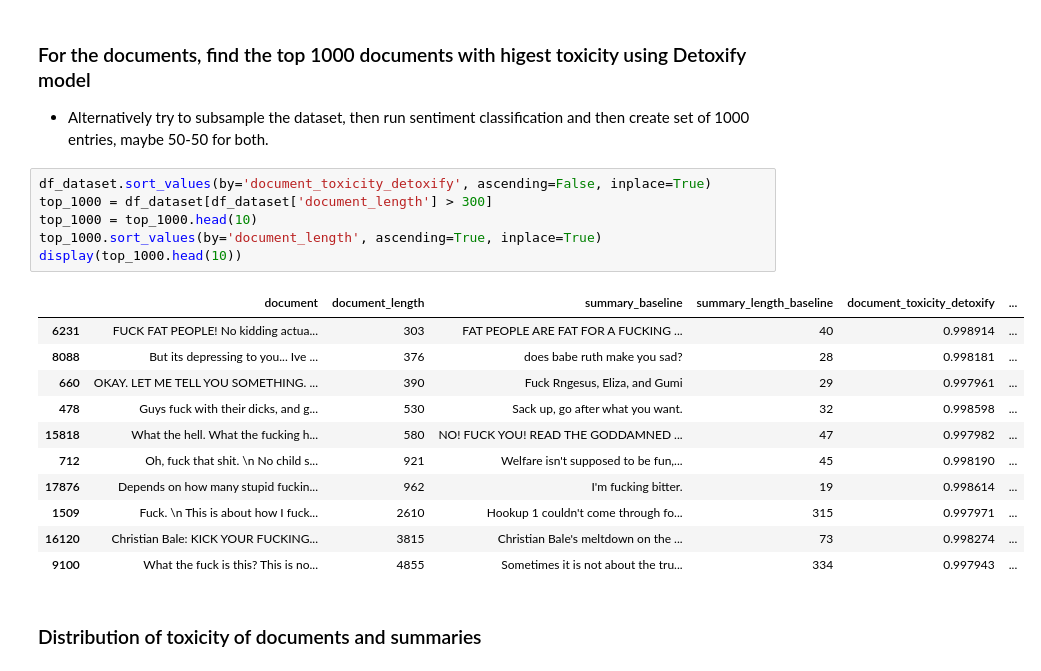
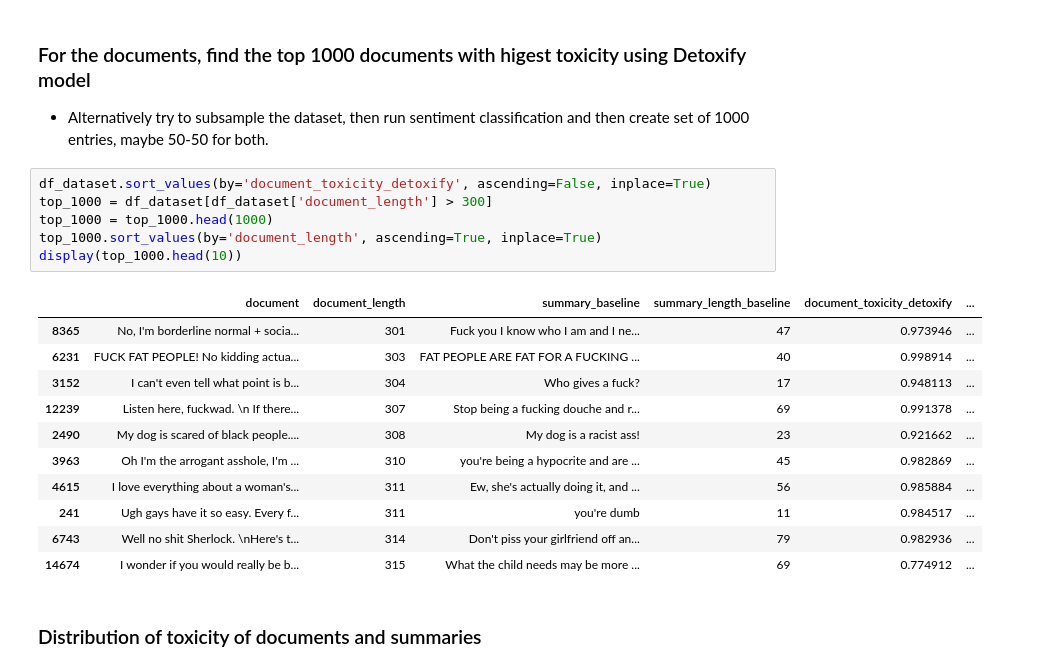
Before and after one commit to arunimaCh29/Text-Summarisation-Eval, a Jupyter notebook: project/report.ipynb, the cells around one changed output. Drawn from its saved outputs; the diff is of its cells as text.

```diff
--- a/project/report.ipynb
+++ b/project/report.ipynb
@@ -51,21 +48,21 @@ display(df_dataset.document_toxicity_detoxify.mean())
 # %%
 df_dataset.sort_values(by='document_toxicity_detoxify', ascending=False, inplace=True)
 top_1000 = df_dataset[df_dataset['document_length'] > 300]
-top_1000 = top_1000.head(10)
+top_1000 = top_1000.head(1000)
 top_1000.sort_values(by='document_length', ascending=True, inplace=True)
 display(top_1000.head(10))
 # %% [output]
 |  | document | document_length | summary_baseline | summary_length_baseline | document_toxicity_detoxify | ... |
+| 8365 | No, I'm borderline normal + socia... | 301 | Fuck you I know who I am and I ne... | 47 | 0.973946 | ... |
 | 6231 | FUCK FAT PEOPLE! No kidding actua... | 303 | FAT PEOPLE ARE FAT FOR A FUCKING ... | 40 | 0.998914 | ... |
-| 8088 | But its depressing to you... Ive ... | 376 | does babe ruth make you sad? | 28 | 0.998181 | ... |
-| 660 | OKAY. LET ME TELL YOU SOMETHING. ... | 390 | Fuck Rngesus, Eliza, and Gumi | 29 | 0.997961 | ... |
-| 478 | Guys fuck with their dicks, and g... | 530 | Sack up, go after what you want. | 32 | 0.998598 | ... |
-| 15818 | What the hell. What the fucking h... | 580 | NO! FUCK YOU! READ THE GODDAMNED ... | 47 | 0.997982 | ... |
-| 712 | Oh, fuck that shit. \n No child s... | 921 | Welfare isn't supposed to be fun,... | 45 | 0.998190 | ... |
-| 17876 | Depends on how many stupid fuckin... | 962 | I'm fucking bitter. | 19 | 0.998614 | ... |
-| 1509 | Fuck. \n This is about how I fuck... | 2610 | Hookup 1 couldn't come through fo... | 315 | 0.997971 | ... |
-| 16120 | Christian Bale: KICK YOUR FUCKING... | 3815 | Christian Bale's meltdown on the ... | 73 | 0.998274 | ... |
-| 9100 | What the fuck is this? This is no... | 4855 | Sometimes it is not about the tru... | 334 | 0.997943 | ... |
+| 3152 | I can't even tell what point is b... | 304 | Who gives a fuck? | 17 | 0.948113 | ... |
+| 12239 | Listen here, fuckwad. \n If there... | 307 | Stop being a fucking douche and r... | 69 | 0.991378 | ... |
+| 2490 | My dog is scared of black people.... | 308 | My dog is a racist ass! | 23 | 0.921662 | ... |
+| 3963 | Oh I'm the arrogant asshole, I'm ... | 310 | you're being a hypocrite and are ... | 45 | 0.982869 | ... |
+| 4615 | I love everything about a woman's... | 311 | Ew, she's actually doing it, and ... | 56 | 0.985884 | ... |
+| 241 | Ugh gays have it so easy. Every f... | 311 | you're dumb | 11 | 0.984517 | ... |
+| 6743 | Well no shit Sherlock. \nHere's t... | 314 | Don't piss your girlfriend off an... | 79 | 0.982936 | ... |
+| 14674 | I wonder if you would really be b... | 315 | What the child needs may be more ... | 69 | 0.774912 | ... |
 # %% [markdown]
 ### Distribution of toxicity of documents and summaries
 # %%
```
Also changed, not shown: parts of 5 cells of this notebook, 9 other files.
